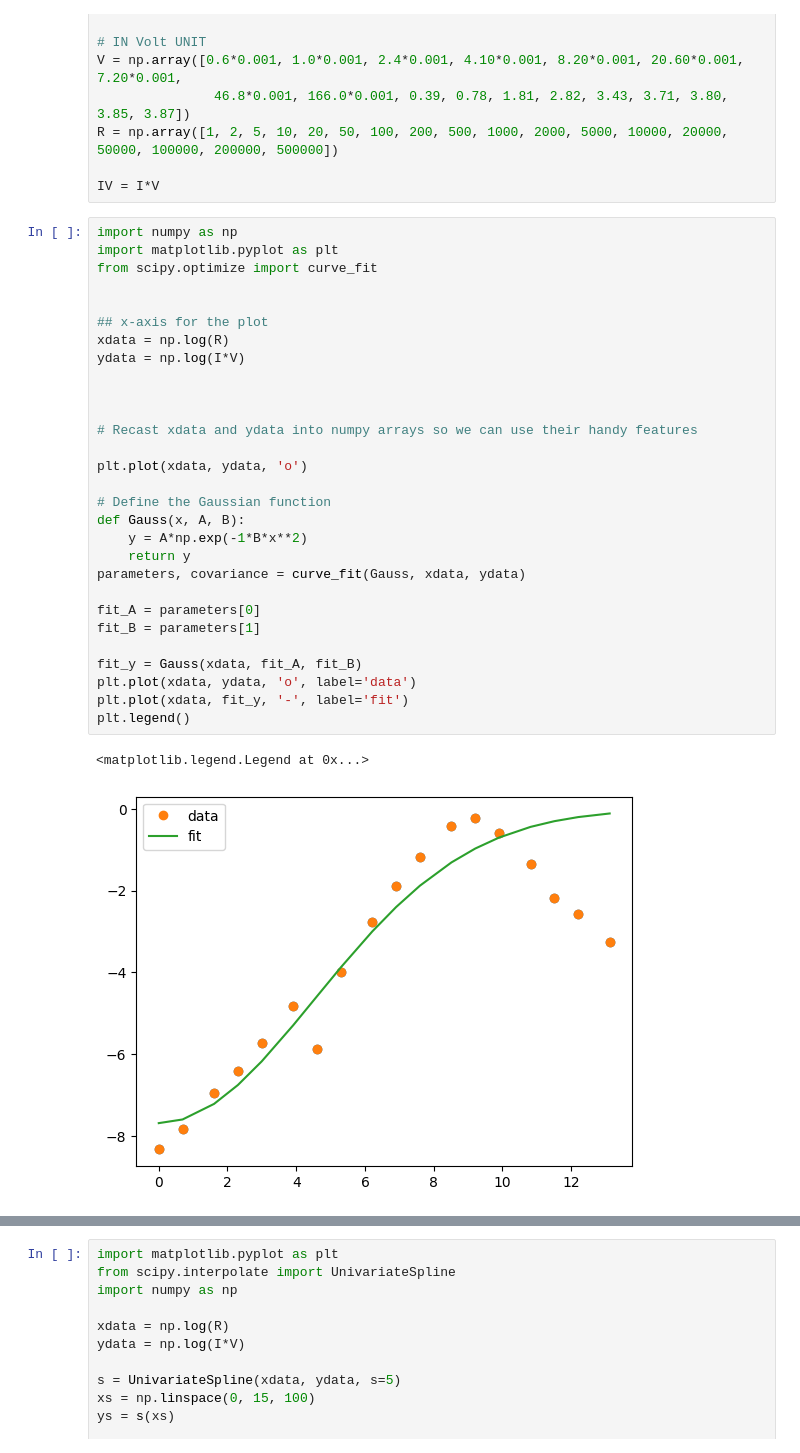
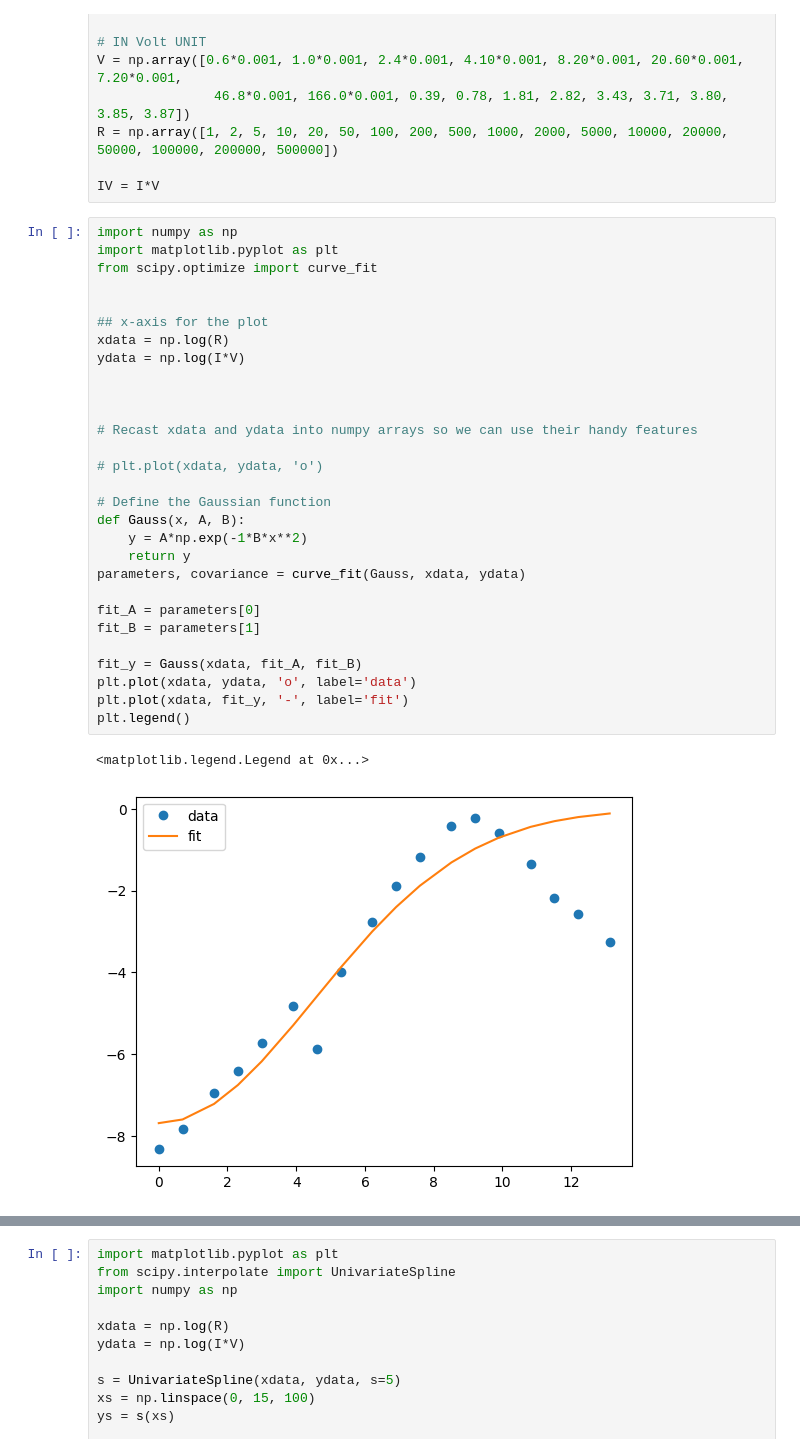
Before and after one commit to saeedshiranii/Solide-State-1-Lab, a Jupyter notebook: Semiconductors_Solar_Battery/chart_python.ipynb, the cells around one changed output, grey strips where cells are left out. Drawn from its saved outputs; the diff is of its cells as text.

```diff
--- a/Semiconductors_Solar_Battery/chart_python.ipynb
+++ b/Semiconductors_Solar_Battery/chart_python.ipynb
@@ -56,32 +58,32 @@ IV = I*V
 # %%
 import numpy as np
 import matplotlib.pyplot as plt
 from scipy.optimize import curve_fit
 
 
 ## x-axis for the plot
 xdata = np.log(R)
 ydata = np.log(I*V)
 
 
 
 # Recast xdata and ydata into numpy arrays so we can use their handy features
 
-plt.plot(xdata, ydata, 'o')
+# plt.plot(xdata, ydata, 'o')
 
 # Define the Gaussian function
 def Gauss(x, A, B):
     y = A*np.exp(-1*B*x**2)
     return y
 parameters, covariance = curve_fit(Gauss, xdata, ydata)
 
 fit_A = parameters[0]
 fit_B = parameters[1]
 
 fit_y = Gauss(xdata, fit_A, fit_B)
 plt.plot(xdata, ydata, 'o', label='data')
 plt.plot(xdata, fit_y, '-', label='fit')
 plt.legend()
 # %% [output]
 <matplotlib.legend.Legend at 0x...>
-[figure, old version]
+[figure, new version]
```
Also changed, not shown: parts of 14 cells of this notebook.
